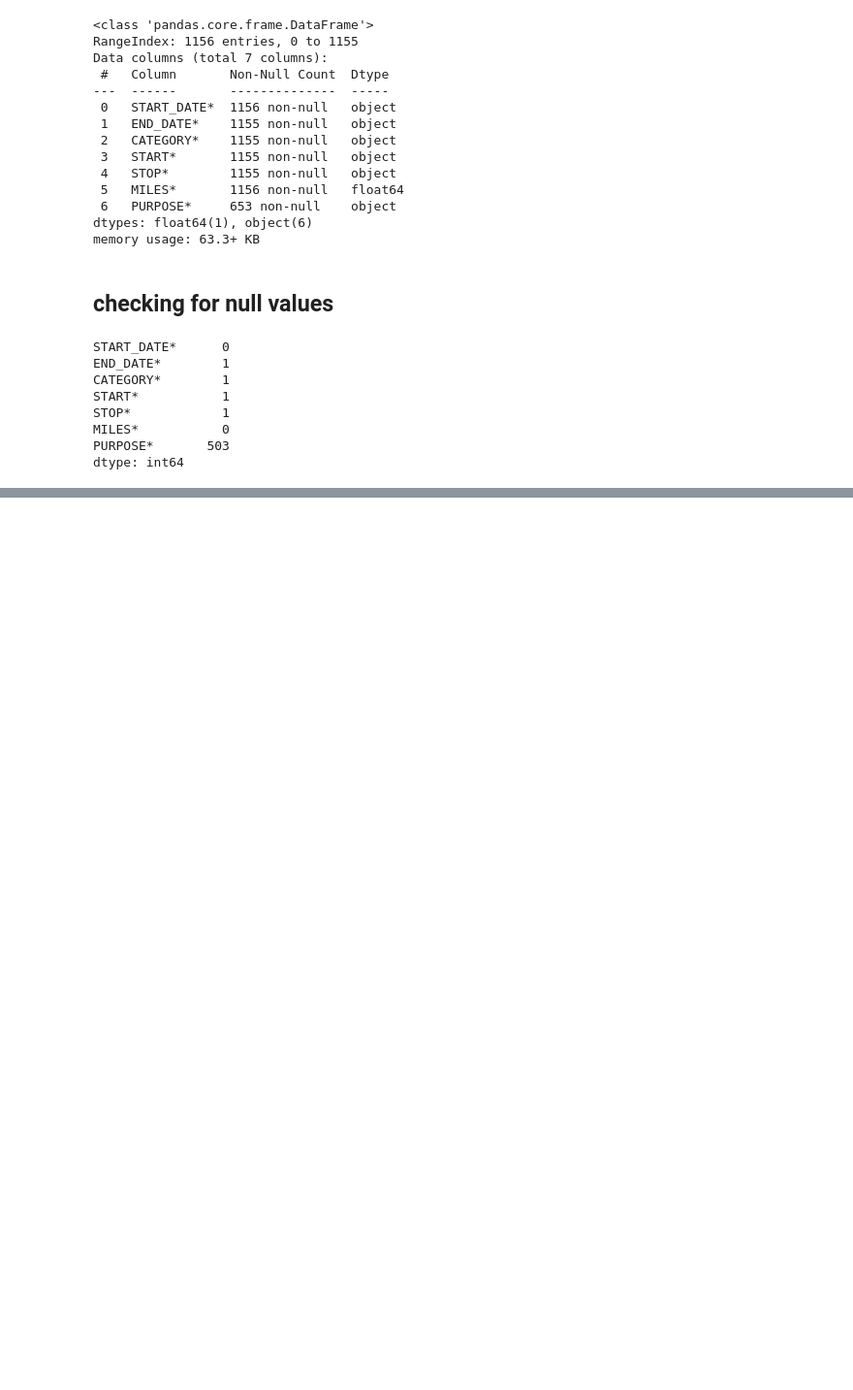
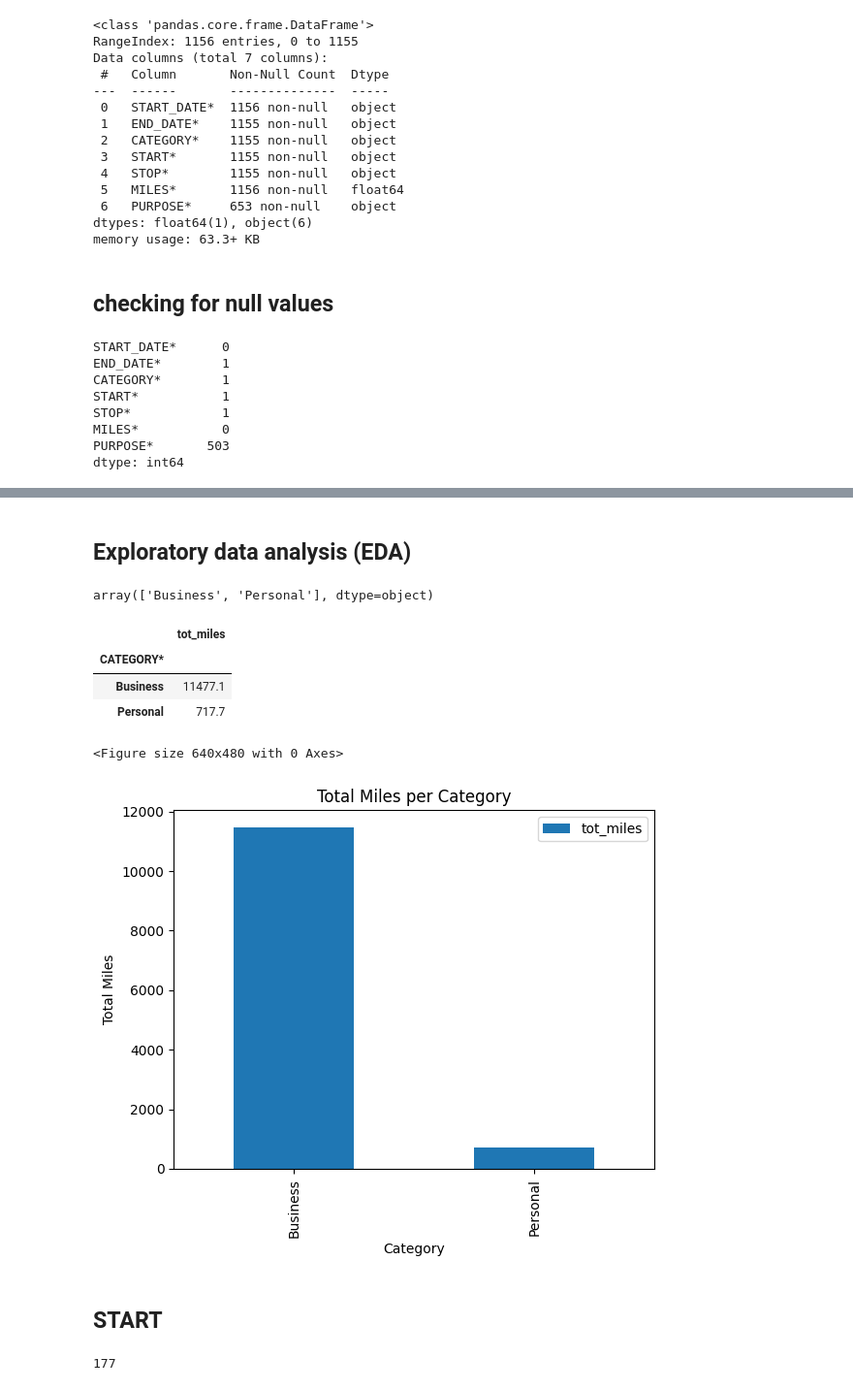
Before and after one commit to TejasPosupo/CodeClause_Internship_tasks, a Jupyter notebook: Uber Data Analytics/Uber Data Anaytics.ipynb, the cells around one changed output, grey strips where cells are left out. Shown at 97% size. Drawn from its saved outputs; the diff is of its cells as text; code cells hidden in the pictures; blank space fills up the shorter version.

```diff
--- a/Uber Data Analytics/Uber Data Anaytics.ipynb
+++ b/Uber Data Analytics/Uber Data Anaytics.ipynb
@@ -56,0 +62,2 @@ dtype: int64
+# %%
+df.drop(df[df['END_DATE*'].isna()].index,axis=0, inplace=True)
@@ -56,0 +92,2 @@ dtype: int64
+# %%
+df.drop(['PURPOSE*'], axis=1, inplace=True)
@@ -56,0 +117,2 @@ dtype: int64
+# %%
+df.drop(df[df['END_DATE*'].duplicated()].index,axis=0, inplace=True)
@@ -56,0 +123,9 @@ dtype: int64
+# %%
+# Converting 'START_DATE*' column to datetime
+df["START_DATE*"] = pd.to_datetime(df['START_DATE*'], format='%m/%d/%Y %H:%M')
+
+# Converting 'END_DATE*' column to datetime
+df["END_DATE*"] = pd.to_datetime(df['END_DATE*'], format='%m/%d/%Y %H:%M')
+
+# Printing the data types after conversion
+print(df.dtypes)
@@ -56,0 +149,39 @@ dtype: int64
+# %% [markdown]
+## Exploratory data analysis (EDA)
+# %%
+#Univariate
+
+df['CATEGORY*'].unique()
+# %% [output]
+array(['Business', 'Personal'], dtype=object)
+# %%
+df[['CATEGORY*','MILES*']].groupby(['CATEGORY*']).agg(tot_miles=('MILES*','sum'))
+# %% [output]
+|  | tot_miles |
+| CATEGORY* |  |
+| Business | 11477.1 |
+| Personal | 717.7 |
+# %%
+import matplotlib.pyplot as plt
+
+plt.figure()
+
+df[['CATEGORY*', 'MILES*']].groupby(['CATEGORY*']).agg(tot_miles=('MILES*', 'sum')).plot(kind='bar')
+
+plt.title('Total Miles per Category')
+plt.ylabel('Total Miles')
+plt.xlabel('Category')
+plt.xticks(rotation=90)
+plt.show()
+# %% [output]
+<Figure size 640x480 with 0 Axes>
+[figure, added]
+# %% [markdown]
+## START
+# %%
+len(df['START*'].unique())
+
+
+# There are total 177 unique Points
+# %% [output]
+177
```
Also changed, not shown: parts of 25 cells of this notebook.
